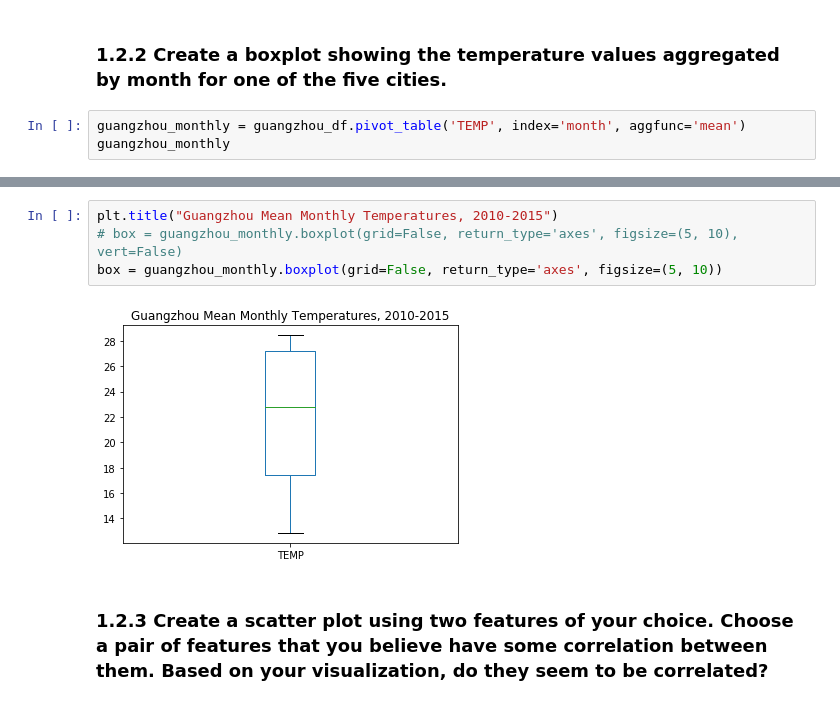
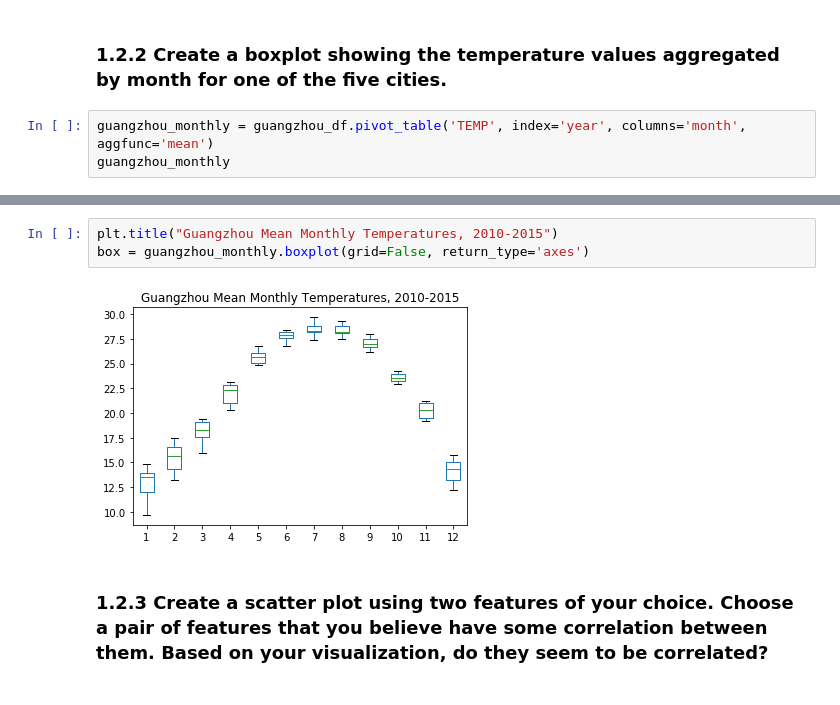
Before and after one commit to run-cmw/data-mining-practice, a Jupyter notebook: assignment5-wells.ipynb, the cells around one changed output, grey strips where cells are left out. Saved outputs shown, nothing was run; the diff lists cells and outputs as text.

```diff
--- a/assignment5-wells.ipynb
+++ b/assignment5-wells.ipynb
@@ -745,6 +745,6 @@ plt.xlabel("year");
 # %% [markdown]
 ### 1.2.2 Create a boxplot showing the temperature values aggregated by month for one of the five cities.
 # %%
-guangzhou_monthly = guangzhou_df.pivot_table('TEMP', index='month', aggfunc='mean')
+guangzhou_monthly = guangzhou_df.pivot_table('TEMP', index='year', columns='month', aggfunc='mean')
 guangzhou_monthly
 # %% [output]
@@ -765,9 +759,8 @@ guangzhou_monthly
 # %%
 plt.title("Guangzhou Mean Monthly Temperatures, 2010-2015")
-# box = guangzhou_monthly.boxplot(grid=False, return_type='axes', figsize=(5, 10), vert=False)
-box = guangzhou_monthly.boxplot(grid=False, return_type='axes', figsize=(5, 10))
+box = guangzhou_monthly.boxplot(grid=False, return_type='axes')
 # %% [output]
-[figure, old version]
+[figure, new version]
 # %% [markdown]
 ### 1.2.3 Create a scatter plot using two features of your choice. Choose a pair of features that you believe have some correlation between them. Based on your visualization, do they seem to be correlated?
 # %%
```
Also changed, not shown: parts of 19 cells of this notebook.
